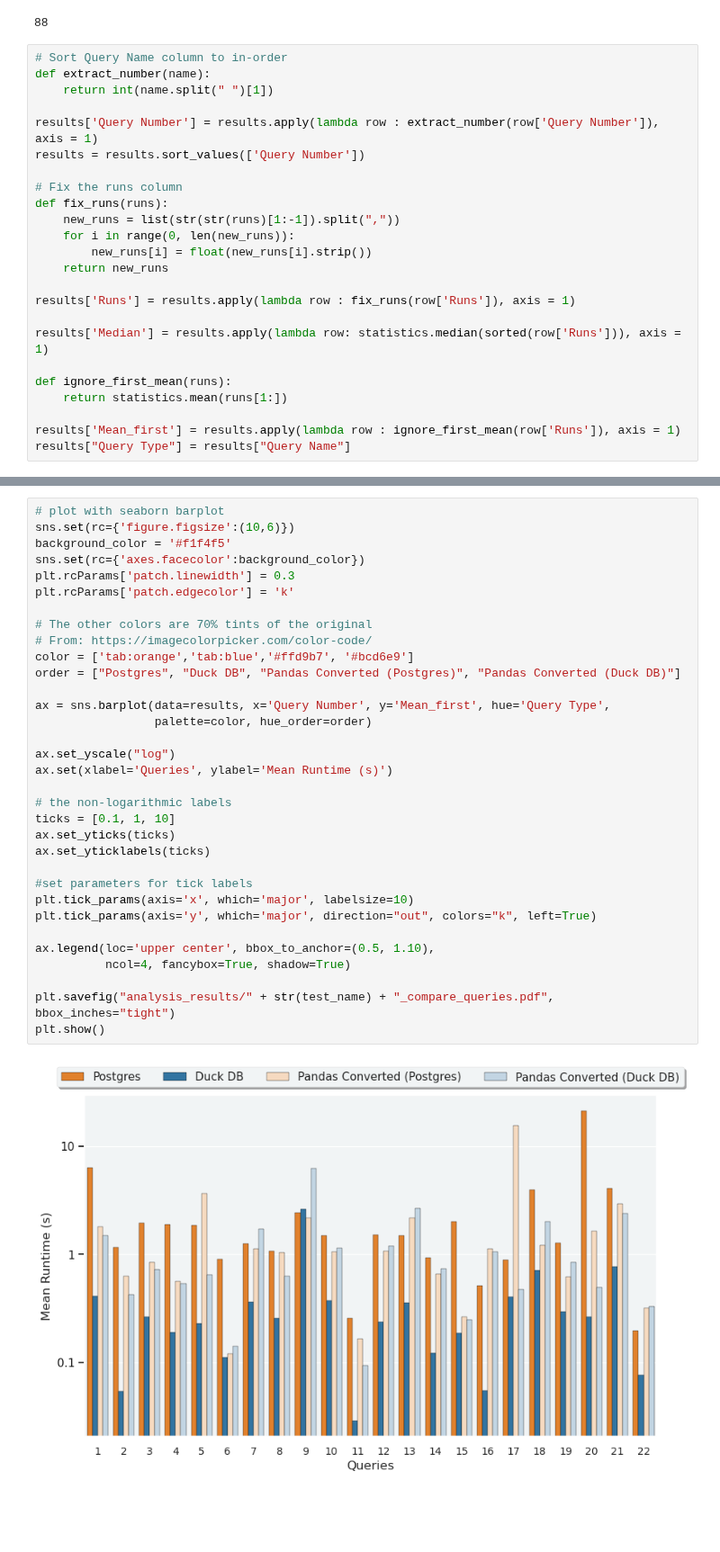
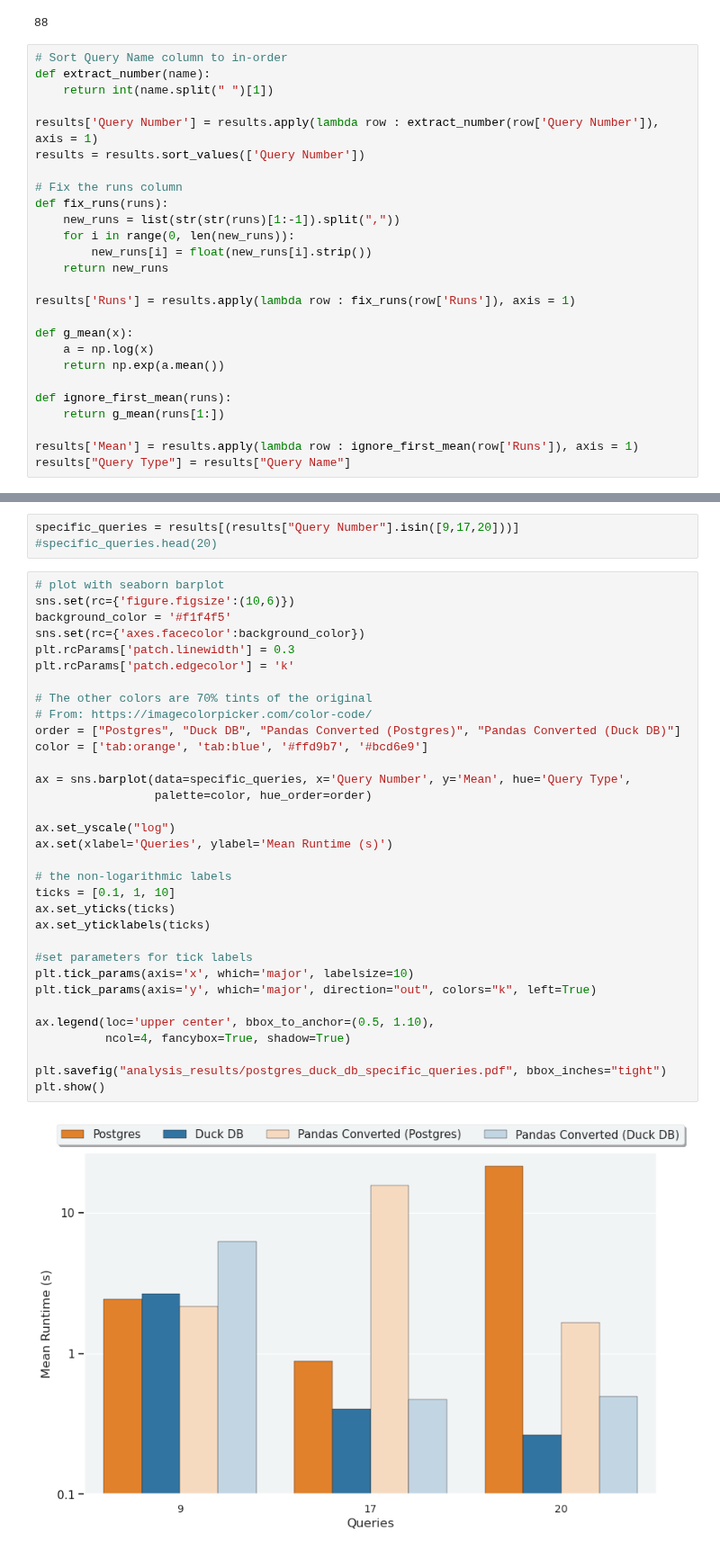
Before and after one commit to groegercesg/QueryBridge, a Jupyter notebook: benchmarking/analysis.ipynb, the cells around one changed output, grey strips where cells are left out. Shown at 90% size. Cells and saved outputs as stored; diff of their text form; blank space fills up the shorter version.

Commit message:
Graph changes and improvements to upgrade report presentation

```diff
--- a/benchmarking/analysis.ipynb
+++ b/benchmarking/analysis.ipynb
@@ -44,10 +45,12 @@ def fix_runs(runs):
 
 results['Runs'] = results.apply(lambda row : fix_runs(row['Runs']), axis = 1)
 
-results['Median'] = results.apply(lambda row: statistics.median(sorted(row['Runs'])), axis = 1)
+def g_mean(x):
+    a = np.log(x)
+    return np.exp(a.mean())
 
 def ignore_first_mean(runs):
-    return statistics.mean(runs[1:])
+    return g_mean(runs[1:])
 
-results['Mean_first'] = results.apply(lambda row : ignore_first_mean(row['Runs']), axis = 1)
+results['Mean'] = results.apply(lambda row : ignore_first_mean(row['Runs']), axis = 1)
 results["Query Type"] = results["Query Name"]
@@ -54,35 +122,38 @@ results["Query Type"] = results["Query Name"]
+# %%
+specific_queries = results[(results["Query Number"].isin([9,17,20]))]
+#specific_queries.head(20)
 # %%
 # plot with seaborn barplot
 sns.set(rc={'figure.figsize':(10,6)})
 background_color = '#f1f4f5'
 sns.set(rc={'axes.facecolor':background_color})
 plt.rcParams['patch.linewidth'] = 0.3
 plt.rcParams['patch.edgecolor'] = 'k'
 
 # The other colors are 70% tints of the original
 # From: https://imagecolorpicker.com/color-code/
-color = ['tab:orange','tab:blue','#ffd9b7', '#bcd6e9']
 order = ["Postgres", "Duck DB", "Pandas Converted (Postgres)", "Pandas Converted (Duck DB)"]
+color = ['tab:orange', 'tab:blue', '#ffd9b7', '#bcd6e9']
 
-ax = sns.barplot(data=results, x='Query Number', y='Mean_first', hue='Query Type',
+ax = sns.barplot(data=specific_queries, x='Query Number', y='Mean', hue='Query Type',
                  palette=color, hue_order=order)
 
 ax.set_yscale("log")
 ax.set(xlabel='Queries', ylabel='Mean Runtime (s)')
 
 # the non-logarithmic labels
 ticks = [0.1, 1, 10]
 ax.set_yticks(ticks)
 ax.set_yticklabels(ticks)
 
 #set parameters for tick labels
 plt.tick_params(axis='x', which='major', labelsize=10)
 plt.tick_params(axis='y', which='major', direction="out", colors="k", left=True)
 
 ax.legend(loc='upper center', bbox_to_anchor=(0.5, 1.10),
           ncol=4, fancybox=True, shadow=True)
 
-plt.savefig("analysis_results/" + str(test_name) + "_compare_queries.pdf", bbox_inches="tight")
+plt.savefig("analysis_results/postgres_duck_db_specific_queries.pdf", bbox_inches="tight")
 plt.show()
 # %% [output]
-[figure, old version]
+[figure, new version]
```
Also changed, not shown: parts of 7 cells of this notebook, 13 other files.
